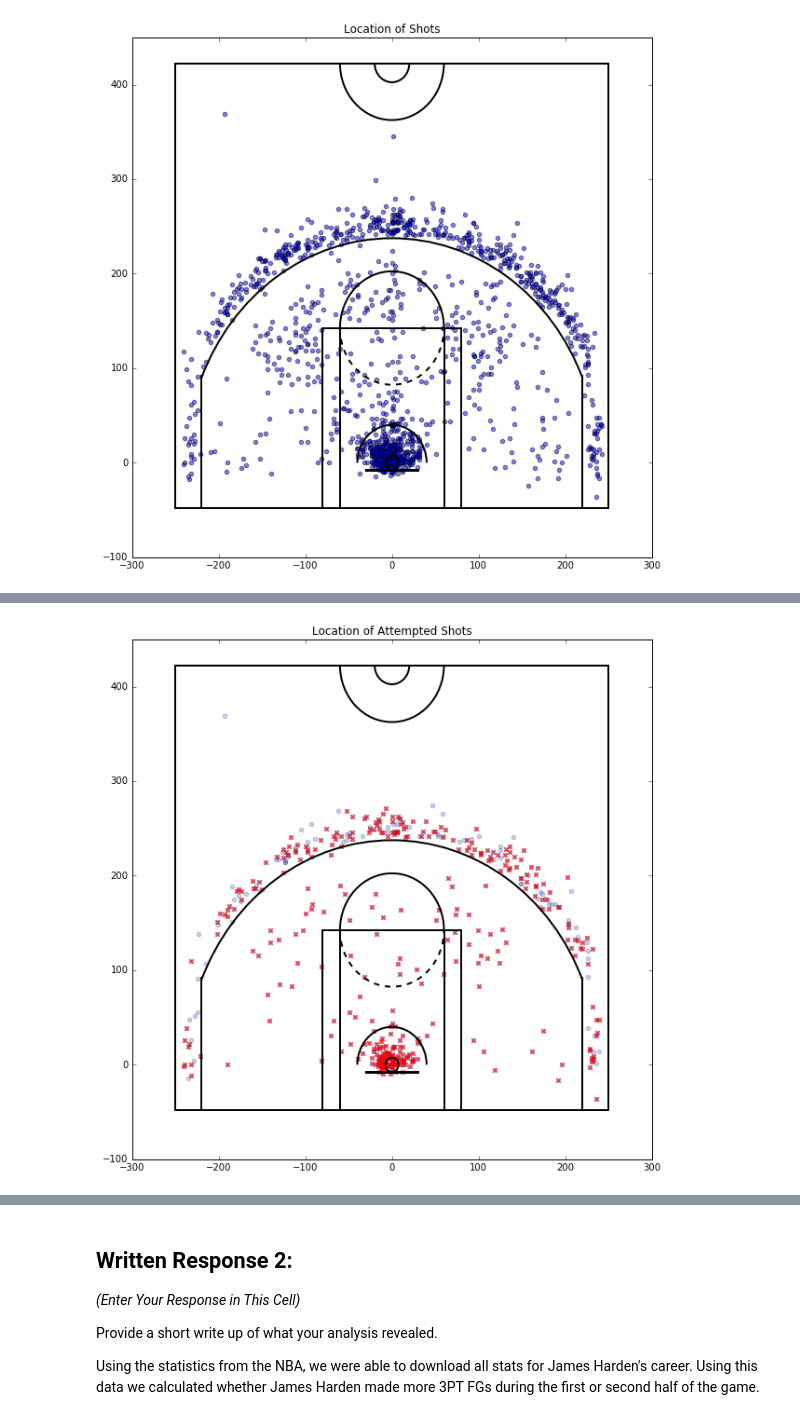
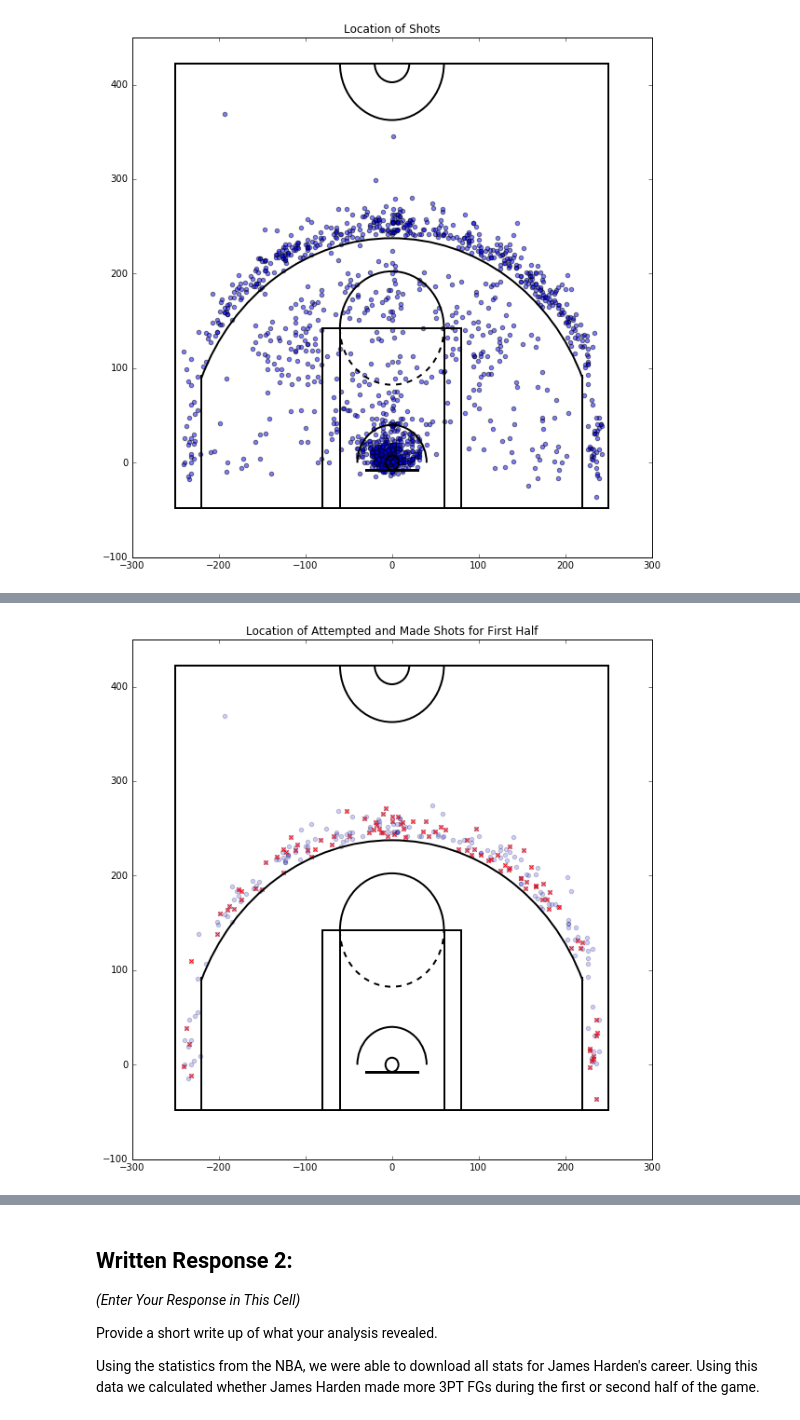
Before and after one commit to cdean00/big_data, a Jupyter notebook: week_2/Week_2_Exercise_Group_6.ipynb, the cells around one changed output, grey strips where cells are left out. Cells and saved outputs as stored; diff of their text form; code cells hidden in the pictures.

```diff
--- a/week_2/Week_2_Exercise_Group_6.ipynb
+++ b/week_2/Week_2_Exercise_Group_6.ipynb
@@ -234,38 +234,44 @@ print james_shots
 #Defining 3PT FG attempt, made, and missed variables during first half
 james_3fg_attempt_first = james_shots[(james_shots.SHOT_TYPE == '3PT Field Goal') &
                                       (james_shots.SHOT_ATTEMPTED_FLAG == 1) &
-                                      (james_shots.PERIOD == 1) |
-                                      (james_shots.PERIOD == 2)]
+                                      ((james_shots.PERIOD == 1) |
+                                      (james_shots.PERIOD == 2))]
 
 james_3fg_made_first = james_shots[(james_shots.SHOT_TYPE == '3PT Field Goal') &
                                    (james_shots.SHOT_MADE_FLAG == 1) &
-                                   (james_shots.PERIOD == 1) |
-                                   (james_shots.PERIOD == 2)]
+                                   ((james_shots.PERIOD == 1) |
+                                   (james_shots.PERIOD == 2))]
 
 james_3fg_missed_first = james_shots[(james_shots.SHOT_TYPE == '3PT Field Goal') &
                                      (james_shots.SHOT_MADE_FLAG == 0) &
-                                     (james_shots.PERIOD == 1) |
-                                     (james_shots.PERIOD == 2)]
+                                     ((james_shots.PERIOD == 1) |
+                                     (james_shots.PERIOD == 2))]
 
 #Defining 3PT FG attempt, made, and missed variables during second half
 james_3fg_attempt_second = james_shots[(james_shots.SHOT_TYPE == '3PT Field Goal') &
                                       (james_shots.SHOT_ATTEMPTED_FLAG == 1) &
-                                      (james_shots.PERIOD == 3) |
-                                      (james_shots.PERIOD == 4)]
+                                      ((james_shots.PERIOD == 3) |
+                                      (james_shots.PERIOD == 4))]
 
 james_3fg_made_second = james_shots[(james_shots.SHOT_TYPE == '3PT Field Goal') &
                                    (james_shots.SHOT_MADE_FLAG == 1) &
-                                   (james_shots.PERIOD == 3) |
-                                   (james_shots.PERIOD == 4)]
+                                   ((james_shots.PERIOD == 3) |
+                                   (james_shots.PERIOD == 4))]
 
 james_3fg_missed_second = james_shots[(james_shots.SHOT_TYPE == '3PT Field Goal') &
                                      (james_shots.SHOT_MADE_FLAG == 0) &
-                                     (james_shots.PERIOD == 3) |
-                                     (james_shots.PERIOD == 4)]
+                                     ((james_shots.PERIOD == 3) |
+                                     (james_shots.PERIOD == 4))]
 
-#Calculating probability of made 3PT FGs during first half
-james_3fg_probability_first = james_3fg_made_first['SHOT_MADE_FLAG'].count() / james_3fg_attempt_first['SHOT_MADE_FLAG'].count()
-james_3fg_probability_second = james_3fg_made_second['SHOT_MADE_FLAG'].count() / james_3fg_attempt_second['SHOT_MADE_FLAG'].count()
+#Calculating probability of made 3PT FGs during first and second half
+james_3fg_probability_first = float(james_3fg_made_first['SHOT_MADE_FLAG'].count()) / float(james_3fg_attempt_first['SHOT_MADE_FLAG'].count())
+james_3fg_probability_second = float(james_3fg_made_second['SHOT_MADE_FLAG'].count()) / float(james_3fg_attempt_second['SHOT_MADE_FLAG'].count())
+
+#Printing shot attempts, made, and missed sums during first half
+print 'Number of 3PT Field Goals Attempted During First Half: {}'.format(len(james_3fg_attempt_first.index))
+print 'Number of 3PT Field Goals Made During First Half: {}'.format(len(james_3fg_made_first.index))
+print 'Number of 3PT Field Goals Missed During First Half: {}'.format(len(james_3fg_missed_first.index))
+print 'Probability of 3PT Field Goals Made During First Half: {:.5}'.format(james_3fg_probability_first)
 
 #Defining X,Y location of 3PT FG shot made and attempted during first half
 x_attempt_first = james_3fg_attempt_first['LOC_X']
@@ -273,27 +279,9 @@ x_made_first = james_3fg_made_first['LOC_X']
 y_attempt_first = james_3fg_attempt_first['LOC_Y']
 y_made_first = james_3fg_made_first['LOC_Y']
 
-#Defining X,Y location of 3PT FG shot made and attempted during second half
-x_attempt_second = james_3fg_attempt_second['LOC_X']
-x_made_second = james_3fg_made_second['LOC_X']
-y_attempt_second = james_3fg_attempt_second['LOC_Y']
-y_made_second = james_3fg_made_second['LOC_Y']
-
-#Printing shot attempts, made, and missed sums during first half
-print 'Number of 3PT Field Goals Attempted During First Half: {}'.format(len(james_3fg_attempt_first.index))
-print 'Number of 3PT Field Goals Made During First Half: {}'.format(len(james_3fg_made_first.index))
-print 'Number of 3PT Field Goals Missed During First Half: {}'.format(len(james_3fg_missed_first.index))
-print 'Probability of 3PT Field Goals Made During First Half: {}'.format(james_3fg_probability_first)
-
-#Printing shot attempts, made, and missed sums during second half
-print '\nNumber of 3PT Field Goals Attempted During Second Half: {}'.format(len(james_3fg_attempt_second.index))
-print 'Number of 3PT Field Goals Made During Second Half: {}'.format(len(james_3fg_made_second.index))
-print 'Number of 3PT Field Goals Missed During Second Half: {}'.format(len(james_3fg_missed_second.index))
-print 'Probability of 3PT Field Goals Made During Second Half: {}'.format(james_3fg_probability_second)
-
 #Plotting shots attempted and shots made during first half on court graph.
 plt.figure('scatter')
-plt.title('Location of Attempted Shots')
+plt.title('Location of Attempted and Made Shots for First Half')
 xa1 = x_attempt_first# make this just a column of the X shot locations from your datafrane above like dataframe['LOC_X']
 xm1 = x_made_first# make this just a column of the X shot locations from your datafrane above like dataframe['LOC_X']
 ya1 = y_attempt_first# make this just a column of the Y shot locations from your datafrane above like dataframe['LOC_Y']
@@ -304,4 +292,30 @@ draw_court(outer_lines=True)
 plt.scatter(xa1,ya1, alpha=.2)
 plt.scatter(xm1,ym1, color='red', alpha=.9, marker='x')
 plt.show()
+
+#Printing shot attempts, made, and missed sums during second half
+print '\nNumber of 3PT Field Goals Attempted During Second Half: {}'.format(len(james_3fg_attempt_second.index))
+print 'Number of 3PT Field Goals Made During Second Half: {}'.format(len(james_3fg_made_second.index))
+print 'Number of 3PT Field Goals Missed During Second Half: {}'.format(len(james_3fg_missed_second.index))
+print 'Probability of 3PT Field Goals Made During Second Half: {:.5}'.format(james_3fg_probability_second)
+
+#Defining X,Y location of 3PT FG shot made and attempted during second half
+x_attempt_second = james_3fg_attempt_second['LOC_X']
+x_made_second = james_3fg_made_second['LOC_X']
+y_attempt_second = james_3fg_attempt_second['LOC_Y']
+y_made_second = james_3fg_made_second['LOC_Y']
+
+#Plotting shots attempted and shots made during second half on court graph.
+plt.figure('scatter')
+plt.title('Location of Attempted and Made Shots for Second Half')
+xa2 = x_attempt_second# make this just a column of the X shot locations from your datafrane above like dataframe['LOC_X']
+xm2 = x_made_second# make this just a column of the X shot locations from your datafrane above like dataframe['LOC_X']
+ya2 = y_attempt_second# make this just a column of the Y shot locations from your datafrane above like dataframe['LOC_Y']
+ym2 = y_made_second# make this just a column of the Y shot locations from your datafrane above like dataframe['LOC_Y']
+plt.xlim(-300,300)
+plt.ylim(-100,450)
+draw_court(outer_lines=True)
+plt.scatter(xa2,ya2, alpha=.2)
+plt.scatter(xm2,ym2, color='red', alpha=.9, marker='D')
+plt.show()
 # %% [output]
@@ -317 +326 @@ Probability of 3PT Field Goals Made During Second Half: 0
-[figure, old version]
+[figure, new version]
```
Also changed, not shown: parts of 8 cells of this notebook, 1 other file.
